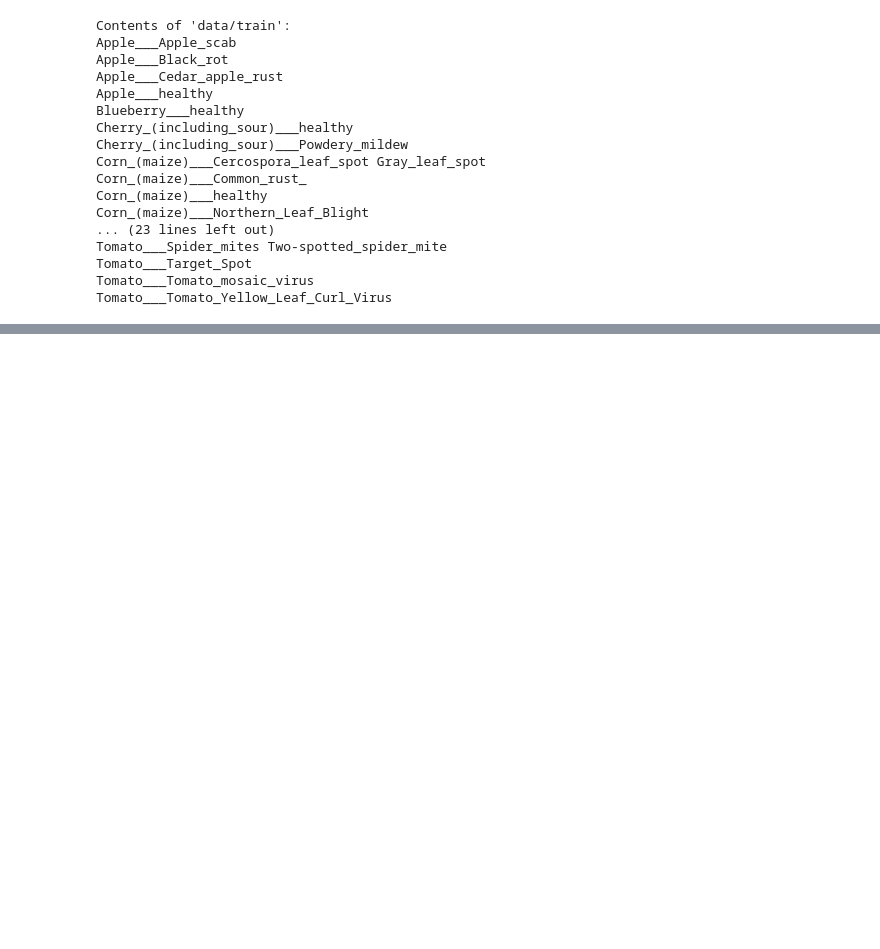
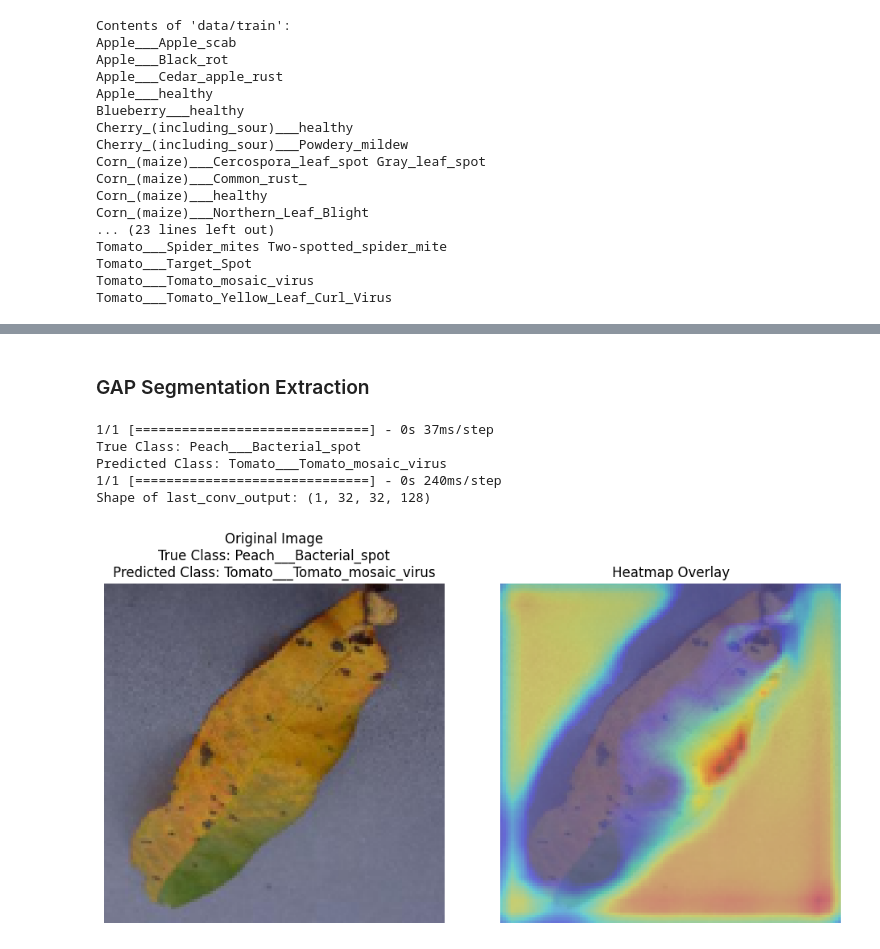
Before and after one commit to PhilipFelizarta/AAI-521-Final, a Jupyter notebook: model_test.ipynb, the cells around one changed output, grey strips where cells are left out. Saved outputs shown, nothing was run; the diff lists cells and outputs as text; code cells hidden in the pictures; blank space fills up the shorter version.

```diff
--- a/model_test.ipynb
+++ b/model_test.ipynb
@@ -132,0 +230,2 @@ Class 3: 1 samples
+# %% [markdown]
+### GAP Segmentation Extraction
@@ -132,0 +264,46 @@ Class 3: 1 samples
+# %%
+import random
+
+# Example: Generate a heatmap for an image
+random_img_idx = random.randint(0, len(val_images) - 1)
+img = val_images[random_img_idx]
+
+# Get the true class
+true_class_idx = np.argmax(val_labels[random_img_idx])  # Get the true class index
+true_class_label = label_encoder.inverse_transform([true_class_idx])[0]  # Decode the true class
+
+# Predict the class for the image
+predicted_class_idx = np.argmax(plant_cnn.predict(img[np.newaxis, :, :, :]))
+predicted_class_label = label_encoder.inverse_transform([predicted_class_idx])[0]  # Decode predicted class
+
+# Print real and predicted class
+print(f"True Class: {true_class_label}")
+print(f"Predicted Class: {predicted_class_label}")
+
+# Generate the heatmap
+heatmap = generate_heatmap(plant_cnn, img, predicted_class_idx)
+
+# Plot the image and heatmap
+plt.figure(figsize=(10, 5))
+
+# Original image with true and predicted class
+plt.subplot(1, 2, 1)
+plt.title(f"Original Image\nTrue Class: {true_class_label}\nPredicted Class: {predicted_class_label}")
+plt.imshow(img)
+plt.axis('off')
+
+# Heatmap overlay
+plt.subplot(1, 2, 2)
+plt.title("Heatmap Overlay")
+plt.imshow(img, alpha=0.6)
+plt.imshow(heatmap, cmap='jet', alpha=0.4)  # Heatmap overlay
+plt.axis('off')
+plt.tight_layout()
+plt.show()
+# %% [output]
+1/1 [==============================] - 0s 37ms/step
+True Class: Peach___Bacterial_spot
+Predicted Class: Tomato___Tomato_mosaic_virus
+1/1 [==============================] - 0s 240ms/step
+Shape of last_conv_output: (1, 32, 32, 128)
+[figure, added]
```
Also changed, not shown: parts of 9 cells of this notebook, 5 other files.
